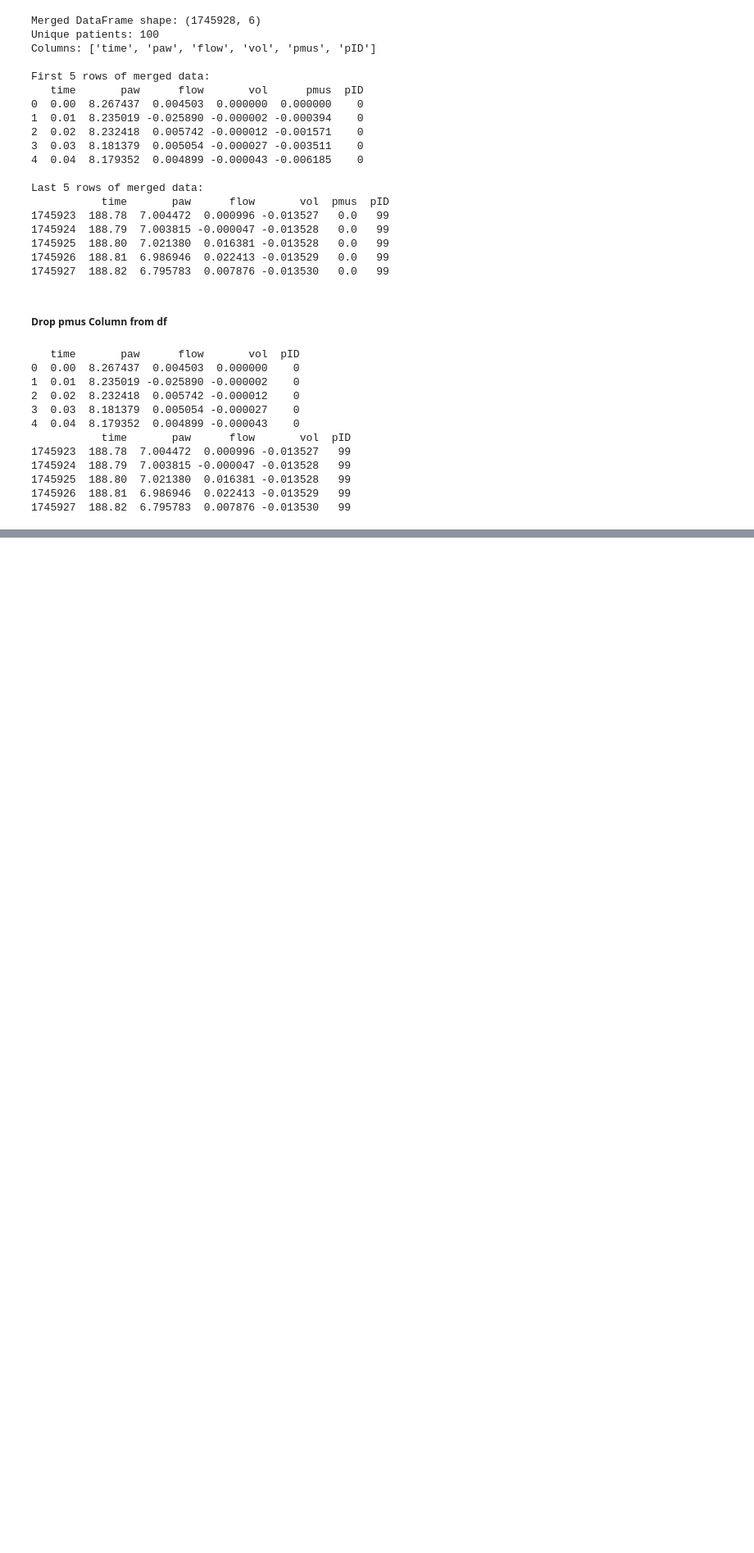
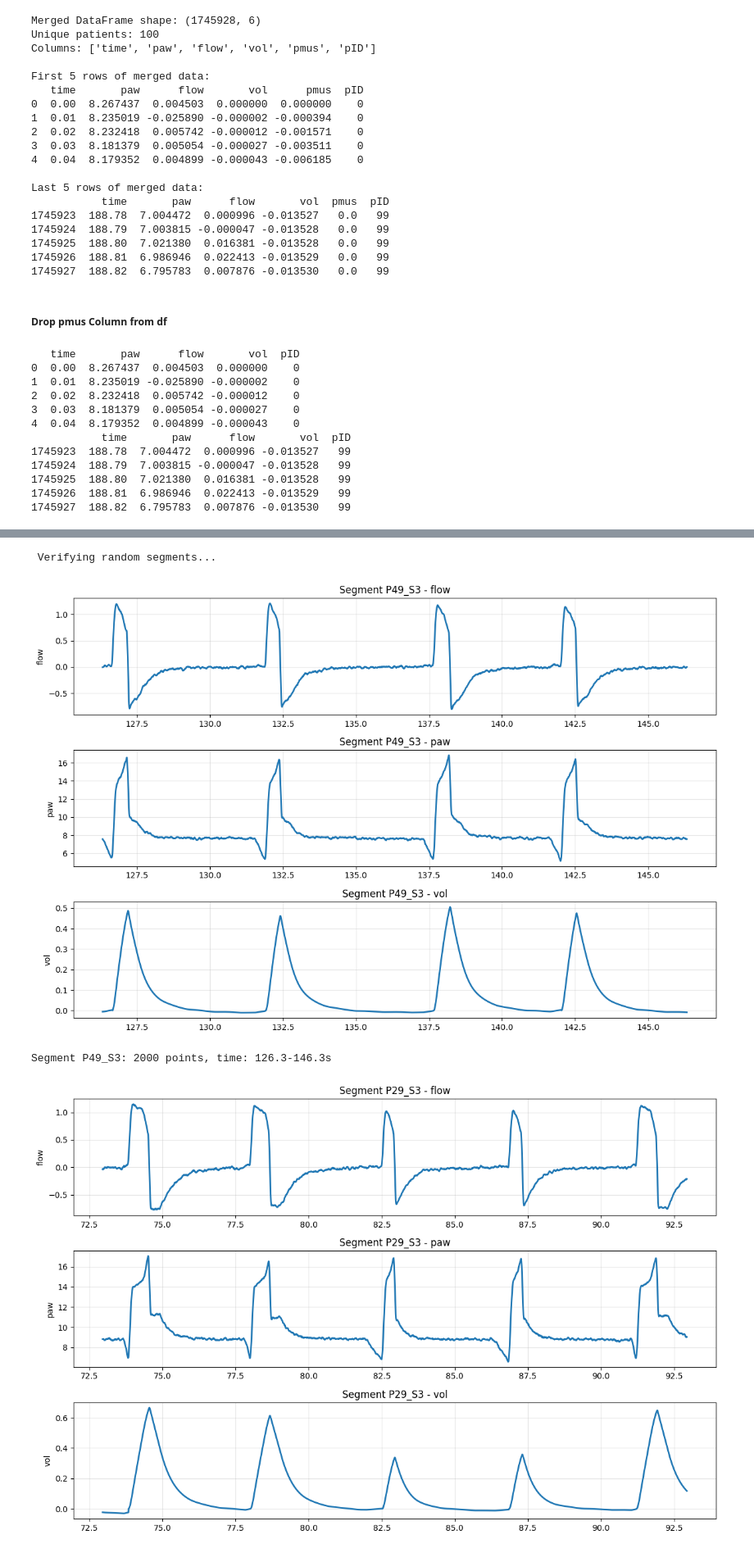
Before and after one commit to thisislama/VentilatorWaves_GP, a Jupyter notebook: phase1.ipynb, the cells around one changed output, grey strips where cells are left out. Shown at 82% size. Saved outputs shown, nothing was run; the diff lists cells and outputs as text; code cells hidden in the pictures; blank space fills up the shorter version.

```diff
--- a/phase1.ipynb
+++ b/phase1.ipynb
@@ -231,0 +404,24 @@ plt.show()
+# %%
+    print("\n Verifying random segments...")
+    sample_segments = np.random.choice(annotation_df['global_segment_id'].unique(), 3, replace=False)
+
+    for seg_id in sample_segments:
+        seg_data = annotation_df[annotation_df['global_segment_id'] == seg_id]
+        patient_id = seg_data['pID'].iloc[0]
+
+        plt.figure(figsize=(12, 8))
+        for i, signal in enumerate(waveforms, 1):
+            plt.subplot(3, 1, i)
+            plt.plot(seg_data['time'], seg_data[signal], linewidth=2)
+            plt.title(f'Segment {seg_id} - {signal}')
+            plt.ylabel(signal)
+            plt.grid(True, alpha=0.3)
+        plt.tight_layout()
+        plt.show()
+
+        print(f"Segment {seg_id}: {len(seg_data)} points, time: {seg_data['time'].min():.1f}-{seg_data['time'].max():.1f}s")
+# %% [output]
+ Verifying random segments...
+[figure, added]
+Segment P49_S3: 2000 points, time: 126.3-146.3s
+[figure, added]
```
Also changed, not shown: parts of 19 cells of this notebook.
